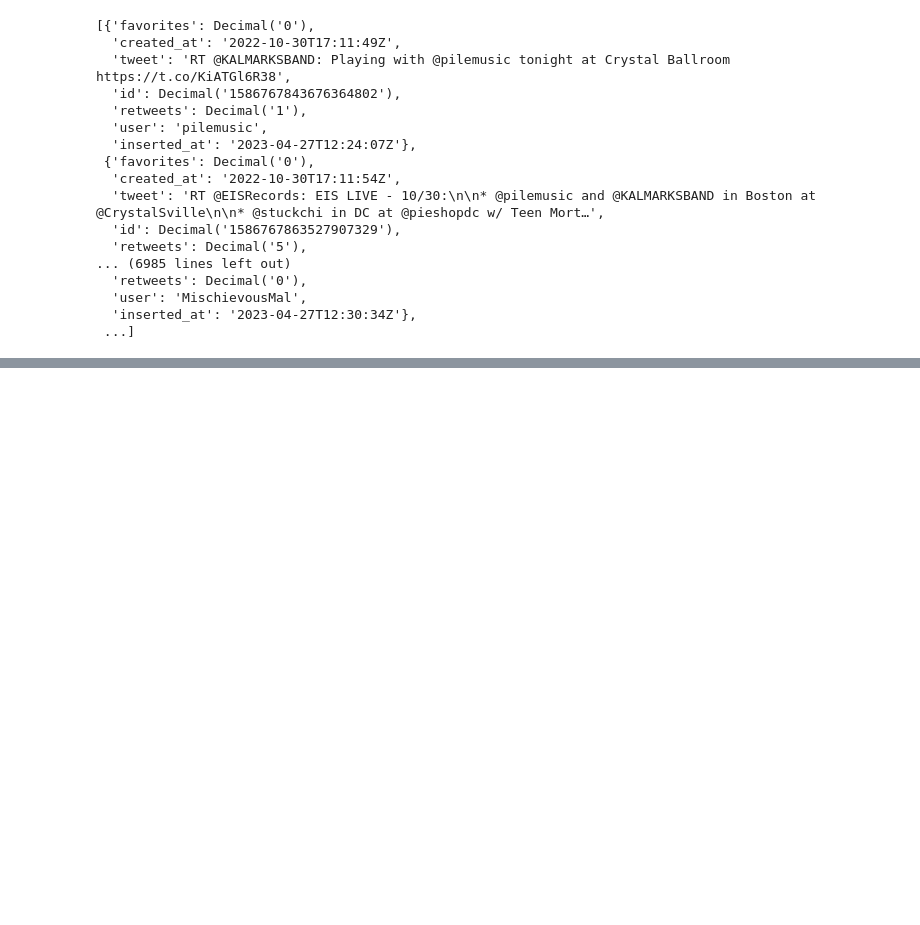
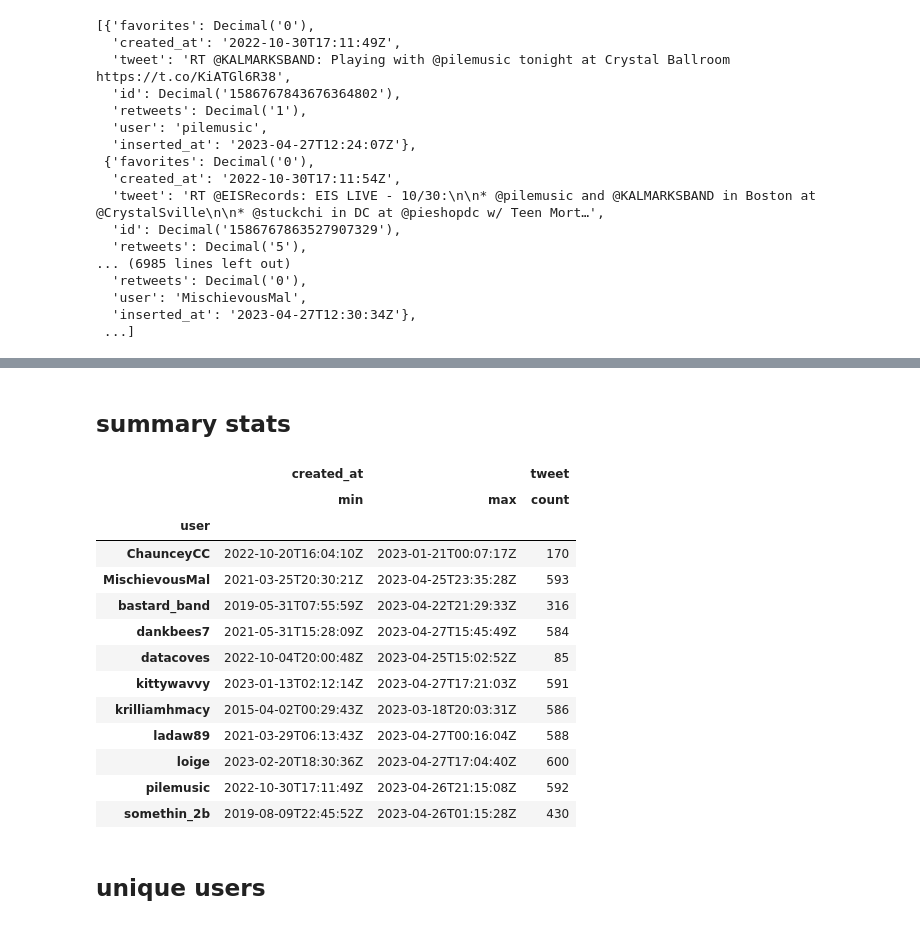
Before and after one commit to stevenhurwitt/twitter.ai, a Jupyter notebook: notebooks/dynamo_query_table.ipynb, the cells around one changed output, grey strips where cells are left out. Saved outputs shown, nothing was run; the diff lists cells and outputs as text; code cells hidden in the pictures; blank space fills up the shorter version.

Commit message:
update tweet grab to subset missing users

```diff
--- a/notebooks/dynamo_query_table.ipynb
+++ b/notebooks/dynamo_query_table.ipynb
@@ -109,0 +108,3 @@ response["Items"]
+# %%
+df = pd.DataFrame(json_util.loads(response["Items"]))
+df.head()
@@ -109,0 +118,21 @@ response["Items"]
+# %% [markdown]
+## summary stats
+# %%
+df.groupby(['user']).agg({'created_at': ['min', 'max'], 'tweet': ['count']})
+# %% [output]
+|  | created_at |  | tweet |
+|  | min | max | count |
+| user |  |  |  |
+| ChaunceyCC | 2022-10-20T16:04:10Z | 2023-01-21T00:07:17Z | 170 |
+| MischievousMal | 2021-03-25T20:30:21Z | 2023-04-25T23:35:28Z | 593 |
+| bastard_band | 2019-05-31T07:55:59Z | 2023-04-22T21:29:33Z | 316 |
+| dankbees7 | 2021-05-31T15:28:09Z | 2023-04-27T15:45:49Z | 584 |
+| datacoves | 2022-10-04T20:00:48Z | 2023-04-25T15:02:52Z | 85 |
+| kittywavvy | 2023-01-13T02:12:14Z | 2023-04-27T17:21:03Z | 591 |
+| krilliamhmacy | 2015-04-02T00:29:43Z | 2023-03-18T20:03:31Z | 586 |
+| ladaw89 | 2021-03-29T06:13:43Z | 2023-04-27T00:16:04Z | 588 |
+| loige | 2023-02-20T18:30:36Z | 2023-04-27T17:04:40Z | 600 |
+| pilemusic | 2022-10-30T17:11:49Z | 2023-04-26T21:15:08Z | 592 |
+| somethin_2b | 2019-08-09T22:45:52Z | 2023-04-26T01:15:28Z | 430 |
+# %% [markdown]
+## unique users
```
Also changed, not shown: parts of 15 cells of this notebook, 2 other files.
